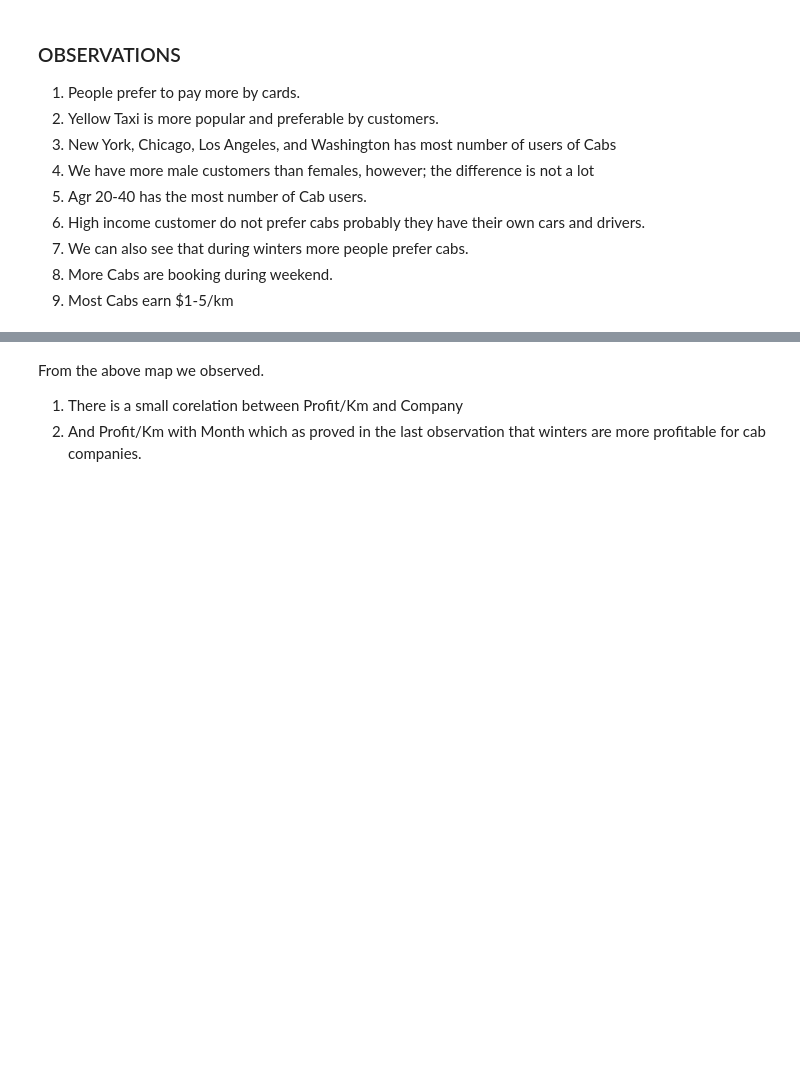
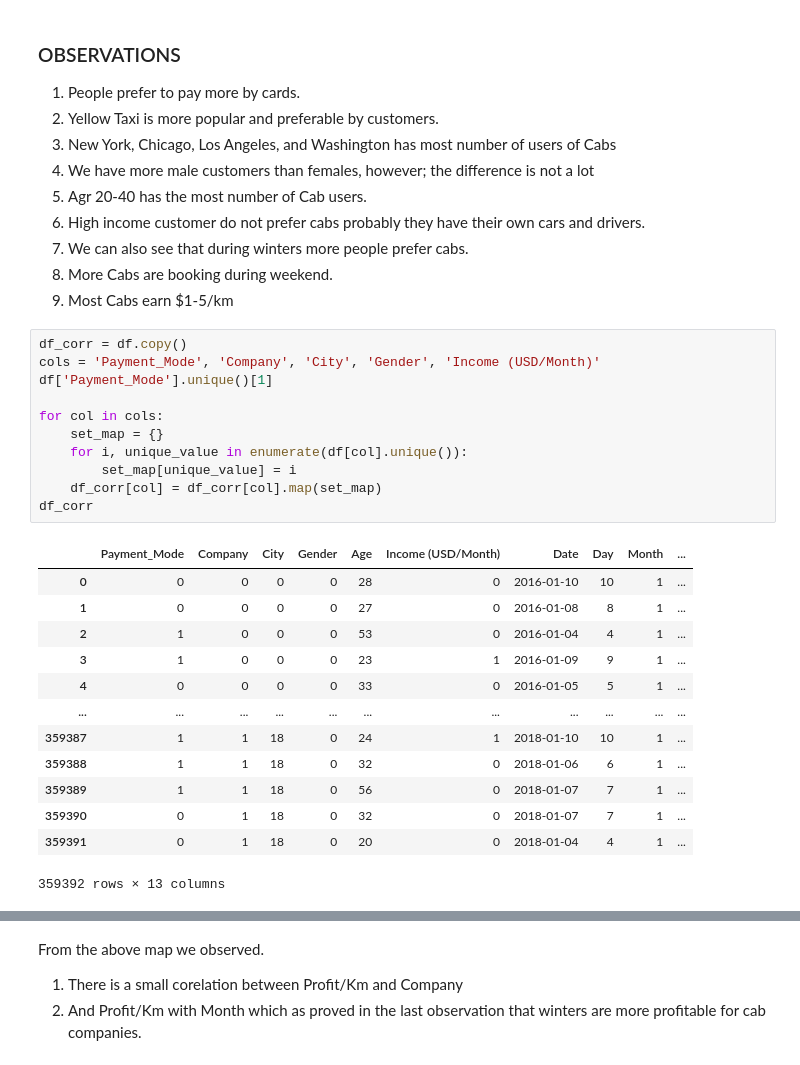
Before and after one commit to talibilat/DataGlacier, a Jupyter notebook: Week2_Go_To_Market_insight_for_Cab_Investment_firm/analysis.ipynb, the cells around one changed output, grey strips where cells are left out. Drawn from its saved outputs; the diff is of its cells as text; blank space fills up the shorter version.

```diff
--- a/Week2_Go_To_Market_insight_for_Cab_Investment_firm/analysis.ipynb
+++ b/Week2_Go_To_Market_insight_for_Cab_Investment_firm/analysis.ipynb
@@ -353,6 +353,31 @@ plt.show()
 7. We can also see that during winters more people prefer cabs.
 8. More Cabs are booking during weekend.
 9. Most Cabs earn $1-5/km
+# %%
+df_corr = df.copy()
+cols = 'Payment_Mode', 'Company', 'City', 'Gender', 'Income (USD/Month)'
+df['Payment_Mode'].unique()[1]
+
+for col in cols:
+    set_map = {}
+    for i, unique_value in enumerate(df[col].unique()):
+        set_map[unique_value] = i
+    df_corr[col] = df_corr[col].map(set_map)
+df_corr
+# %% [output]
+|  | Payment_Mode | Company | City | Gender | Age | Income (USD/Month) | Date | Day | Month | ... |
+| 0 | 0 | 0 | 0 | 0 | 28 | 0 | 2016-01-10 | 10 | 1 | ... |
+| 1 | 0 | 0 | 0 | 0 | 27 | 0 | 2016-01-08 | 8 | 1 | ... |
+| 2 | 1 | 0 | 0 | 0 | 53 | 0 | 2016-01-04 | 4 | 1 | ... |
+| 3 | 1 | 0 | 0 | 0 | 23 | 1 | 2016-01-09 | 9 | 1 | ... |
+| 4 | 0 | 0 | 0 | 0 | 33 | 0 | 2016-01-05 | 5 | 1 | ... |
+| ... | ... | ... | ... | ... | ... | ... | ... | ... | ... | ... |
+| 359387 | 1 | 1 | 18 | 0 | 24 | 1 | 2018-01-10 | 10 | 1 | ... |
+| 359388 | 1 | 1 | 18 | 0 | 32 | 0 | 2018-01-06 | 6 | 1 | ... |
+| 359389 | 1 | 1 | 18 | 0 | 56 | 0 | 2018-01-07 | 7 | 1 | ... |
+| 359390 | 0 | 1 | 18 | 0 | 32 | 0 | 2018-01-07 | 7 | 1 | ... |
+| 359391 | 0 | 1 | 18 | 0 | 20 | 0 | 2018-01-04 | 4 | 1 | ... |
+359392 rows × 13 columns
 # %%
 # calculate the correlation matrix
 cor = df_corr.corr()
```
Also changed, not shown: parts of 4 cells of this notebook.
